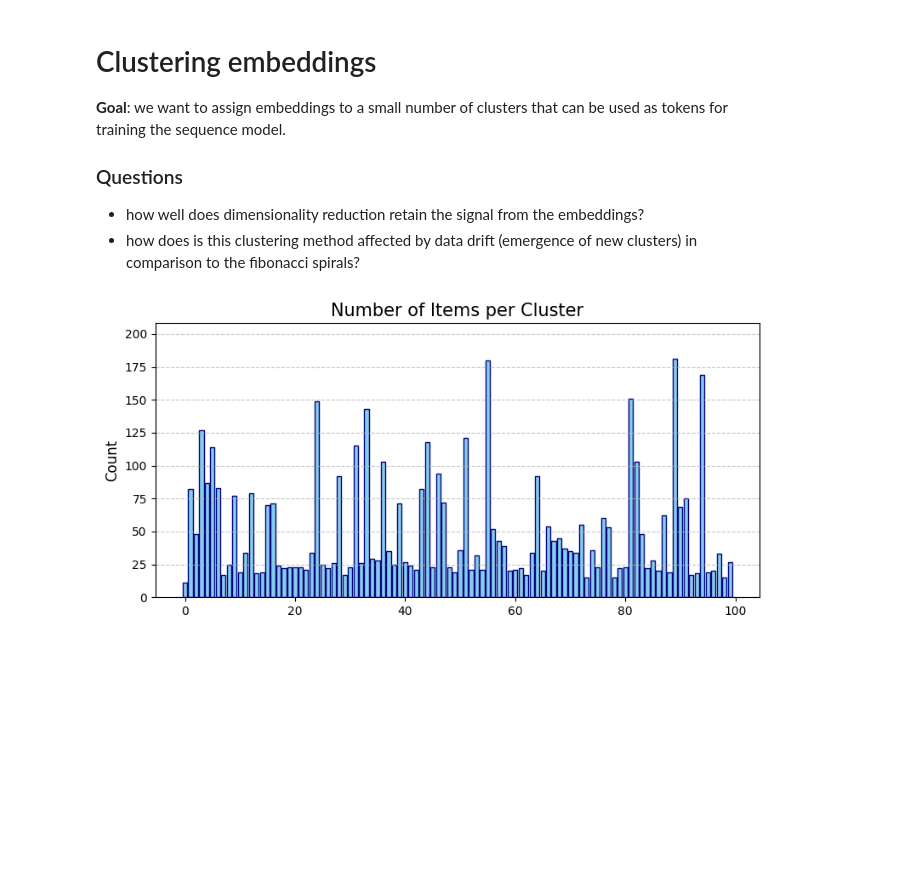
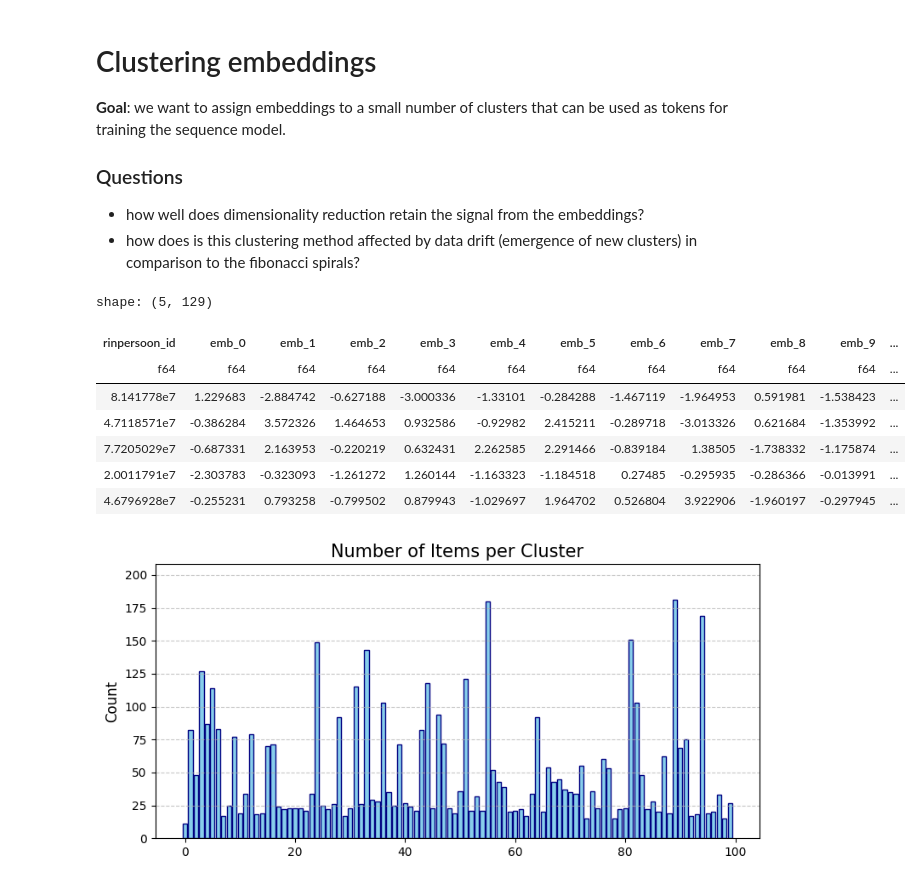
Before and after one commit to odissei-lifecourse/life-sequencing-dutch, a Jupyter notebook: notebooks/emb-clustering.ipynb, the cells around one changed output. Saved outputs shown, nothing was run; the diff lists cells and outputs as text; code cells hidden in the pictures; blank space fills up the shorter version.

```diff
--- a/notebooks/emb-clustering.ipynb
+++ b/notebooks/emb-clustering.ipynb
@@ -13,8 +13,18 @@ from sklearn.cluster import KMeans, AgglomerativeClustering
 # %%
 n_true_clusters = 300
 N = 5_000
 n_clusters = 100
 embs = create_fake_embs(n=N, n_clusters=n_true_clusters)
+embs.head()
+# %% [output]
+shape: (5, 129)
+| rinpersoon_id | emb_0 | emb_1 | emb_2 | emb_3 | emb_4 | emb_5 | emb_6 | emb_7 | emb_8 | emb_9 | ... |
+| f64 | f64 | f64 | f64 | f64 | f64 | f64 | f64 | f64 | f64 | f64 | ... |
+| 8.141778e7 | 1.229683 | -2.884742 | -0.627188 | -3.000336 | -1.33101 | -0.284288 | -1.467119 | -1.964953 | 0.591981 | -1.538423 | ... |
+| 4.7118571e7 | -0.386284 | 3.572326 | 1.464653 | 0.932586 | -0.92982 | 2.415211 | -0.289718 | -3.013326 | 0.621684 | -1.353992 | ... |
+| 7.7205029e7 | -0.687331 | 2.163953 | -0.220219 | 0.632431 | 2.262585 | 2.291466 | -0.839184 | 1.38505 | -1.738332 | -1.175874 | ... |
+| 2.0011791e7 | -2.303783 | -0.323093 | -1.261272 | 1.260144 | -1.163323 | -1.184518 | 0.27485 | -0.295935 | -0.286366 | -0.013991 | ... |
+| 4.6796928e7 | -0.255231 | 0.793258 | -0.799502 | 0.879943 | -1.029697 | 1.964702 | 0.526804 | 3.922906 | -1.960197 | -0.297945 | ... |
 # %%
 input_map = {
     "kmeans": KMeans(random_state=0, n_init="auto"),
```
